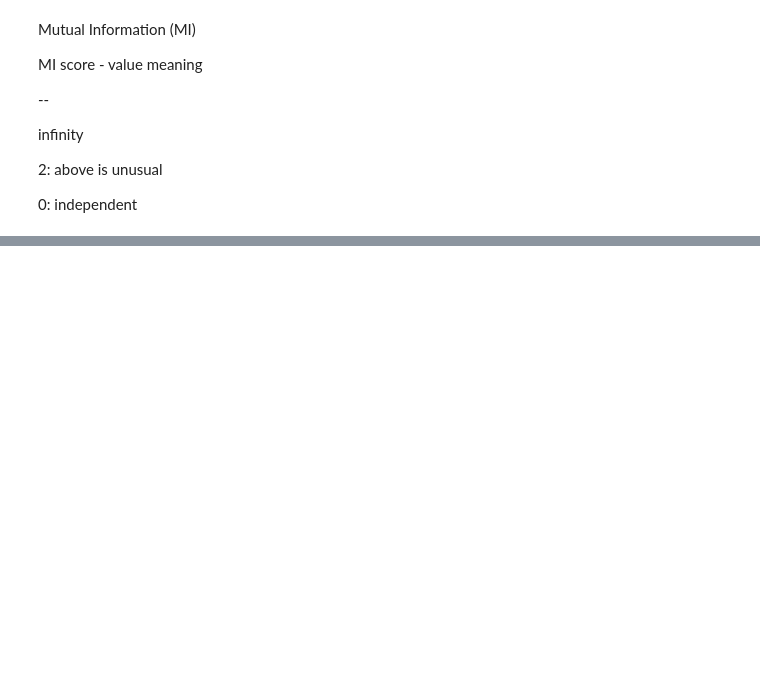
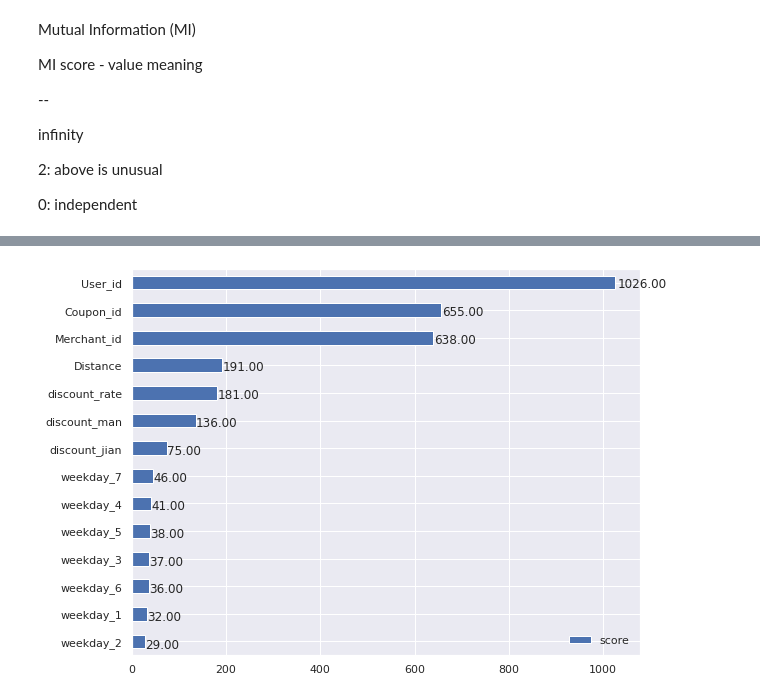
Before and after one commit to jshuang0520/using-coupon-prediction, a Jupyter notebook: coupon.ipynb, the cells around one changed output, grey strips where cells are left out. Cells and saved outputs as stored; diff of their text form; code cells hidden in the pictures; blank space fills up the shorter version.

```diff
--- a/coupon.ipynb
+++ b/coupon.ipynb
@@ -171,0 +222,4 @@ Name: MI Scores, dtype: float64
+# %%
+XgbcFeatureImportance().plot_feature_importance(xgbc_model=xgbc, importance_type='weight')
+# %% [output]
+[figure, added]
```
Also changed, not shown: parts of 14 cells of this notebook, 1 other file.
